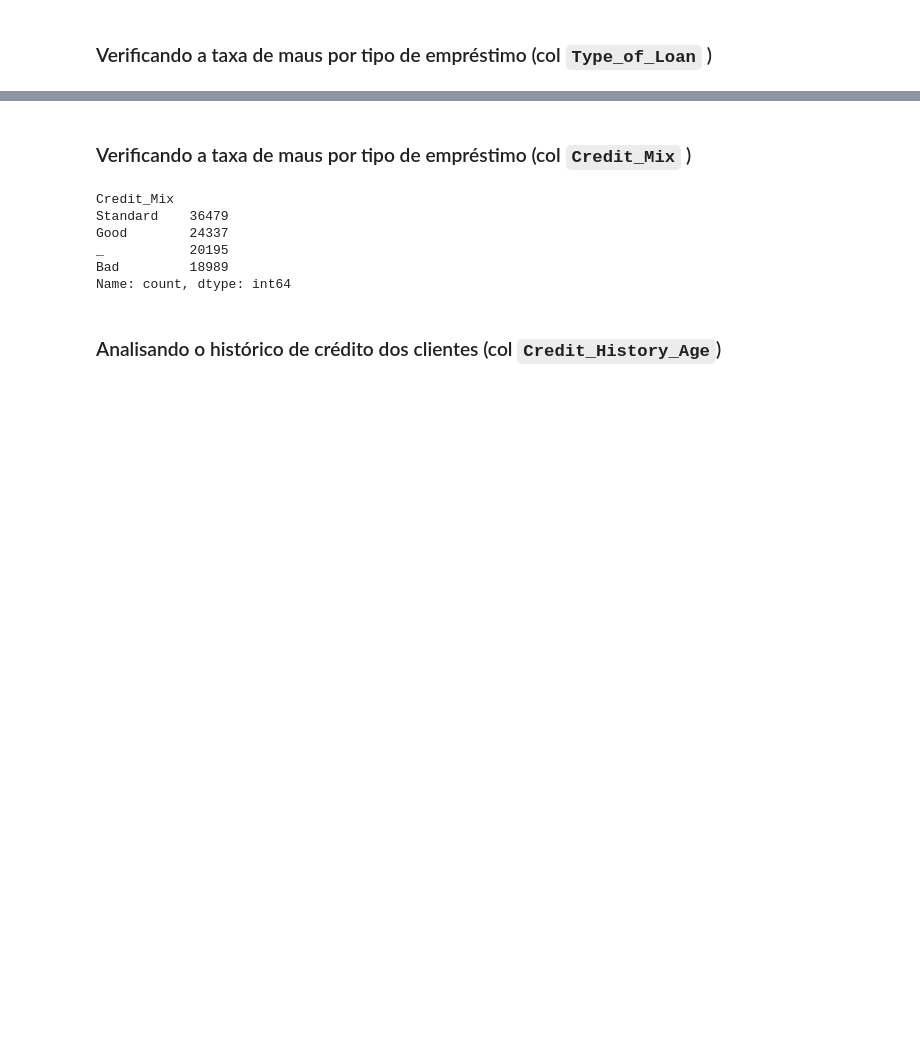
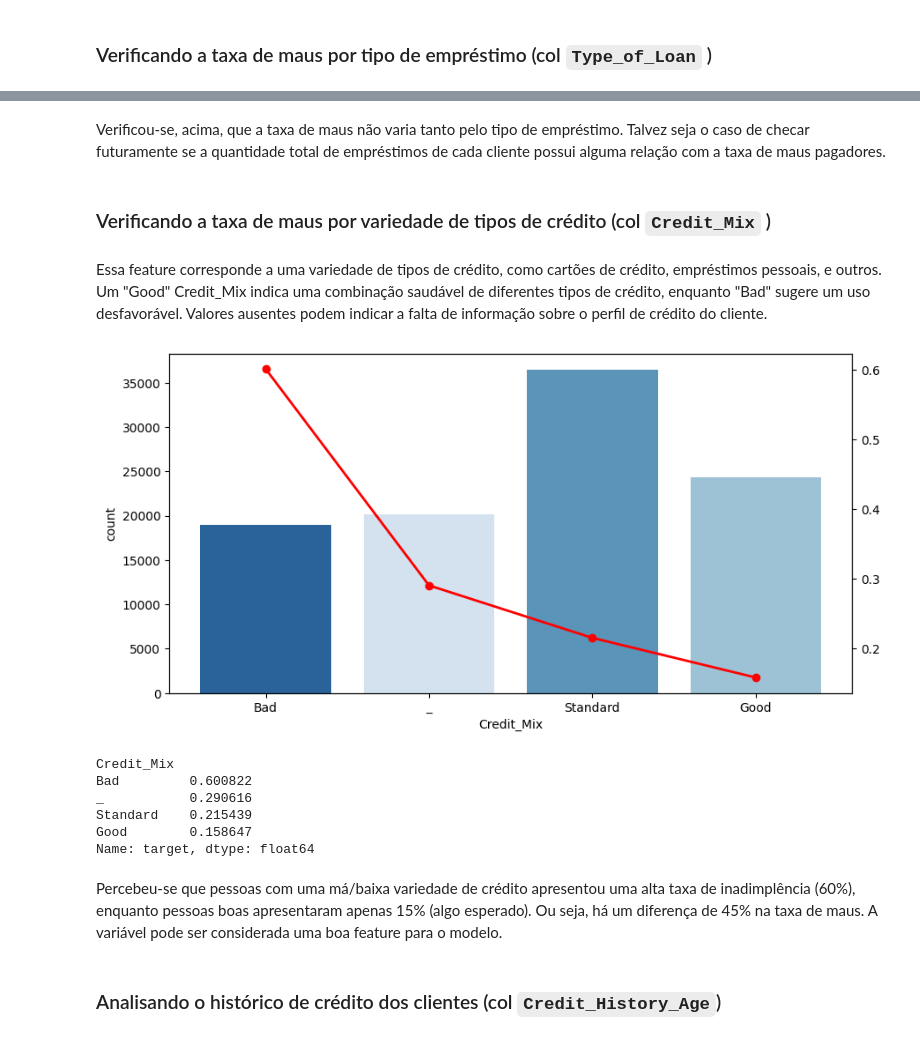
Before and after one commit to deborabmfreitas/credit-score-prediction, a Jupyter notebook: credit-score-prediction.ipynb, the cells around one changed output, grey strips where cells are left out. Cells and saved outputs as stored; diff of their text form; code cells hidden in the pictures; blank space fills up the shorter version.

Commit message:
finalizacao da eda de variaveis categoricas

```diff
--- a/credit-score-prediction.ipynb
+++ b/credit-score-prediction.ipynb
@@ -261,12 +317,36 @@ Name: count, Length: 6260, dtype: int64
+# %% [markdown]
+Verificou-se, acima, que a taxa de maus não varia tanto pelo tipo de empréstimo. Talvez seja o caso de checar futuramente se a quantidade total de empréstimos de cada cliente possui alguma relação com a taxa de maus pagadores.
 # %% [markdown]
-### Verificando a taxa de maus por tipo de empréstimo (col `Credit_Mix` )
+### Verificando a taxa de maus por variedade de tipos de crédito (col `Credit_Mix` )
-# %%
-train['Credit_Mix'].value_counts()
-# %% [output]
-Credit_Mix
-Standard    36479
-Good        24337
-_           20195
-Bad         18989
-Name: count, dtype: int64
+# %% [markdown]
+Essa feature corresponde a uma variedade de tipos de crédito, como cartões de crédito, empréstimos pessoais, e outros. Um "Good" Credit_Mix indica uma combinação saudável de diferentes tipos de crédito, enquanto "Bad" sugere um uso desfavorável. Valores ausentes podem indicar a falta de informação sobre o perfil de crédito do cliente.
+# %%
+# Taxa de maus por variedade de empréstimo
+
+tx_maus_credit_mix = train.groupby(['Credit_Mix'])['target'].mean().sort_values(ascending=False)
+
+# Gráfico
+
+fig, ax1 = plt.subplots(figsize=(10, 5))
+
+# Gráfico de barras para contagem de pessoas
+sns.countplot(data=train, x='Credit_Mix', ax=ax1, palette='Blues', hue='Credit_Mix',order=tx_maus_credit_mix.index)
+
+# Configurando o segundo eixo y
+ax2 = ax1.twinx()
+ax2.plot(tx_maus_credit_mix.index, tx_maus_credit_mix.values, color='r', marker='o', linestyle='-', linewidth=2)
+plt.show()
+# %% [output]
+[figure, added]
+# %%
+tx_maus_credit_mix
+# %% [output]
+Credit_Mix
+Bad         0.600822
+_           0.290616
+Standard    0.215439
+Good        0.158647
+Name: target, dtype: float64
+# %% [markdown]
+Percebeu-se que pessoas com uma má/baixa variedade de crédito apresentou uma alta taxa de inadimplência (60%), enquanto pessoas boas apresentaram apenas 15% (algo esperado). Ou seja, há um diferença de 45% na taxa de maus. A variável pode ser considerada uma boa feature para o modelo.
 # %%
```
Also changed, not shown: parts of 24 cells of this notebook.
